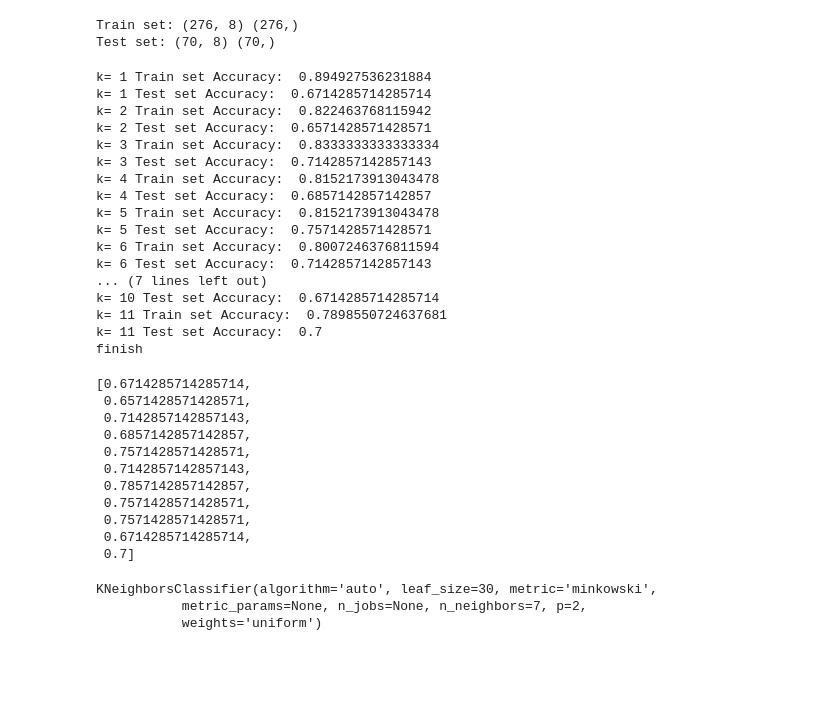
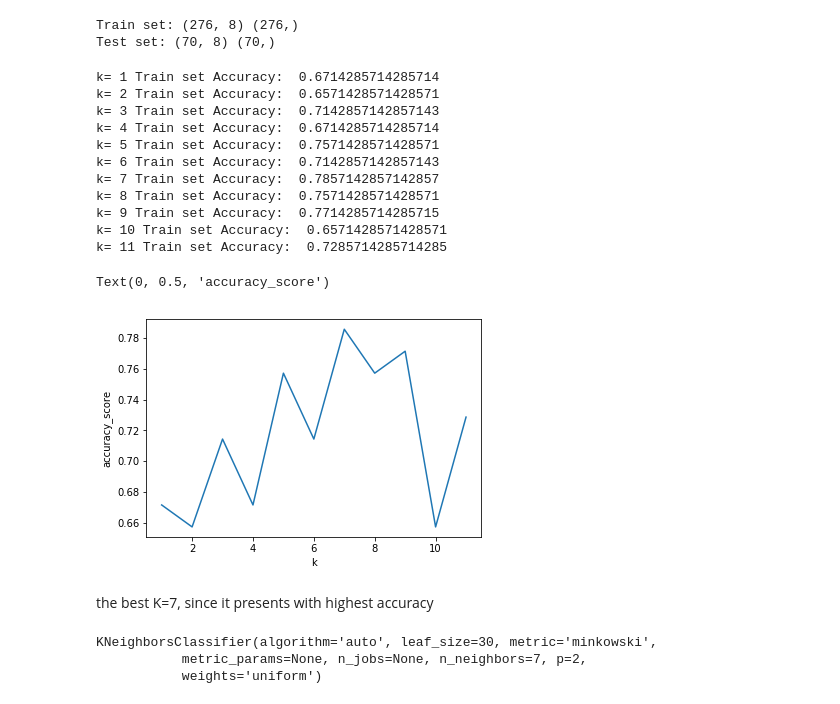
Before and after one commit to Clairezi/Coursera_Capstone, a Jupyter notebook: F_ML.Loan-py-v1.ipynb, the cells around one changed output. Drawn from its saved outputs; the diff is of its cells as text; code cells hidden in the pictures; blank space fills up the shorter version.

```diff
--- a/F_ML.Loan-py-v1.ipynb
+++ b/F_ML.Loan-py-v1.ipynb
@@ -342,42 +345,33 @@ from sklearn.neighbors import KNeighborsClassifier
 # %%
-a=[]
-for k in range (1,12):
+#Finding the best K
+k_range = range(1, 12)
+accuracy_score = []
+for k in k_range :
     neigh = KNeighborsClassifier(n_neighbors = k).fit(X_train,y_train)
     yhat = neigh.predict(X_test)
-    print("k=",k,"Train set Accuracy: ", metrics.accuracy_score(y_train, neigh.predict(X_train)))
-    print("k=",k,"Test set Accuracy: ", metrics.accuracy_score(y_test, yhat))
-    a.append(metrics.accuracy_score(y_test, yhat))
+    print("k=",k,"Train set Accuracy: ", jaccard_similarity_score(y_test, neigh.predict(X_test)))
+    accuracy_score.append(jaccard_similarity_score(y_test, yhat))
 
-print('finish')
-a
+
+#Ploting the relationship between K and Accuracy score
+plt.plot(k_range, accuracy_score)
+plt.xlabel('k')
+plt.ylabel('accuracy_score')
 # %% [output]
-k= 1 Train set Accuracy:  0.894927536231884
-k= 1 Test set Accuracy:  0.6714285714285714
-k= 2 Train set Accuracy:  0.822463768115942
-k= 2 Test set Accuracy:  0.6571428571428571
-k= 3 Train set Accuracy:  0.8333333333333334
-k= 3 Test set Accuracy:  0.7142857142857143
-k= 4 Train set Accuracy:  0.8152173913043478
-k= 4 Test set Accuracy:  0.6857142857142857
-k= 5 Train set Accuracy:  0.8152173913043478
-k= 5 Test set Accuracy:  0.7571428571428571
-k= 6 Train set Accuracy:  0.8007246376811594
-k= 6 Test set Accuracy:  0.7142857142857143
-... (7 lines left out)
-k= 10 Test set Accuracy:  0.6714285714285714
-k= 11 Train set Accuracy:  0.7898550724637681
-k= 11 Test set Accuracy:  0.7
-finish
+k= 1 Train set Accuracy:  0.6714285714285714
+k= 2 Train set Accuracy:  0.6571428571428571
+k= 3 Train set Accuracy:  0.7142857142857143
+k= 4 Train set Accuracy:  0.6714285714285714
+k= 5 Train set Accuracy:  0.7571428571428571
+k= 6 Train set Accuracy:  0.7142857142857143
+k= 7 Train set Accuracy:  0.7857142857142857
+k= 8 Train set Accuracy:  0.7571428571428571
+k= 9 Train set Accuracy:  0.7714285714285715
+k= 10 Train set Accuracy:  0.6571428571428571
+k= 11 Train set Accuracy:  0.7285714285714285
-[0.6714285714285714,
- 0.6571428571428571,
- 0.7142857142857143,
- 0.6857142857142857,
- 0.7571428571428571,
- 0.7142857142857143,
- 0.7857142857142857,
- 0.7571428571428571,
- 0.7571428571428571,
- 0.6714285714285714,
- 0.7]
+Text(0, 0.5, 'accuracy_score')
+[figure, added]
+# %% [markdown]
+the best K=7, since it presents with highest accuracy
 # %%
 k = 7
```
Also changed, not shown: parts of 34 cells of this notebook.
